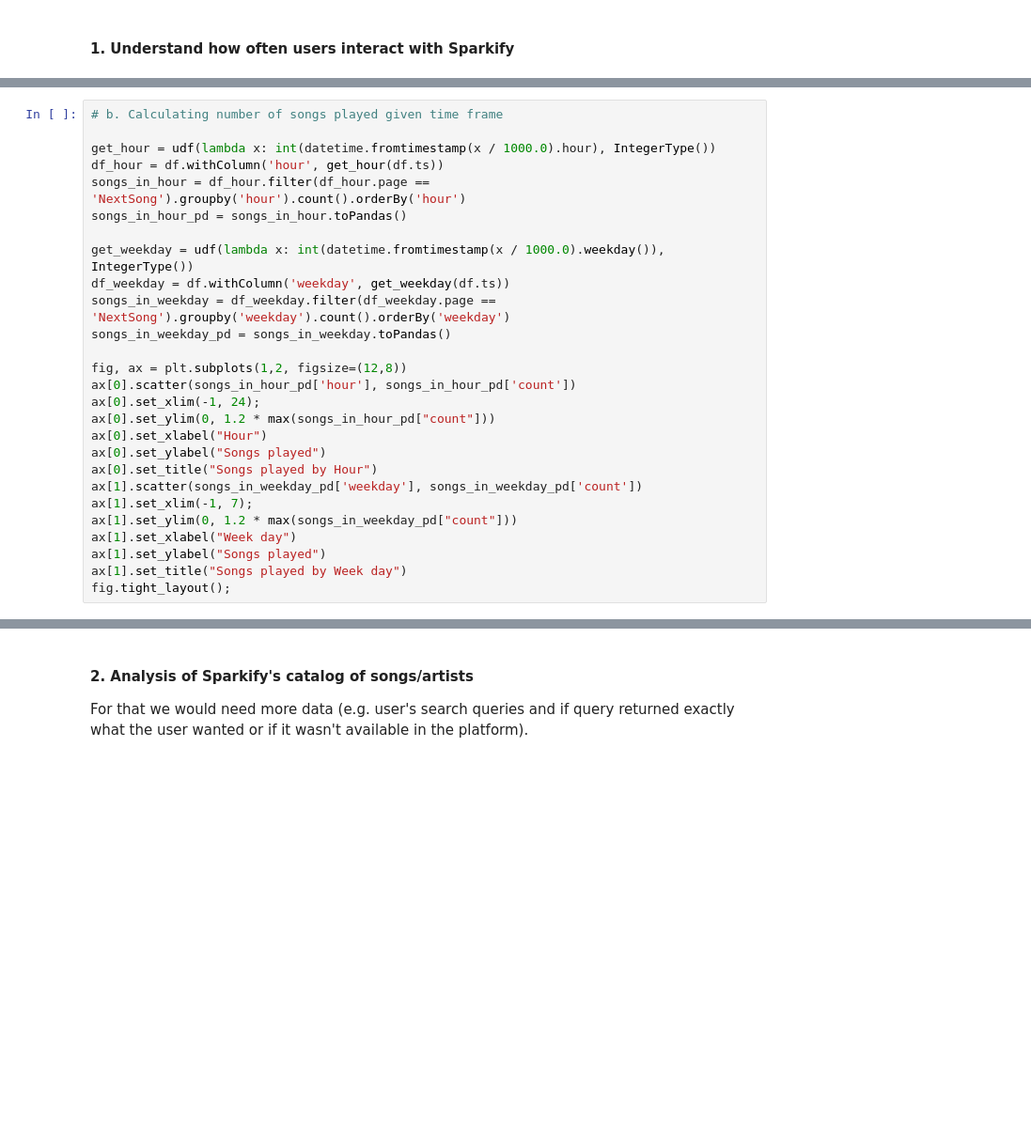
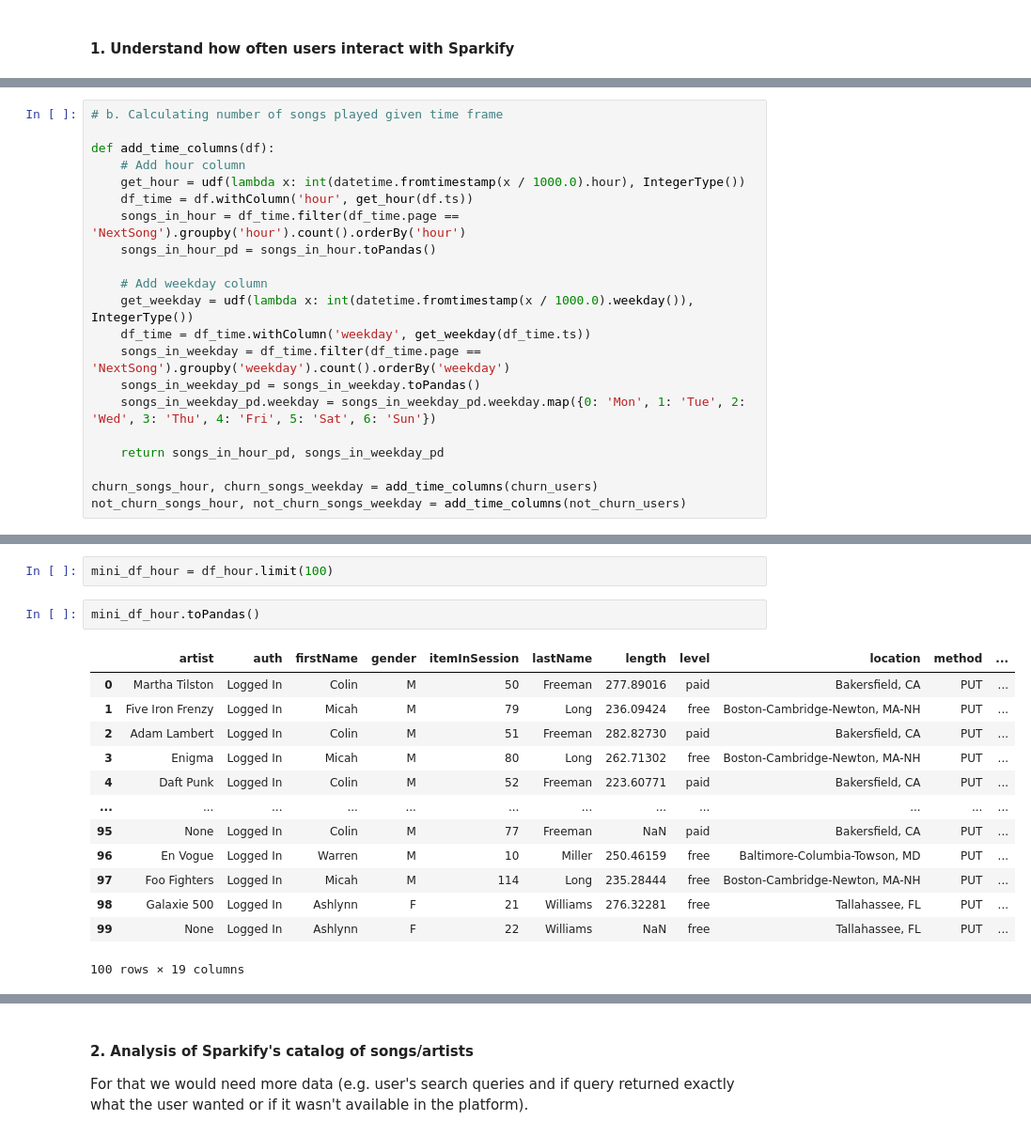
Before and after one commit to marcelokscunha/projects, a Jupyter notebook: spark-churn/Sparkify-local.ipynb, the cells around one changed output, grey strips where cells are left out. Shown at 94% size. Cells and saved outputs as stored; diff of their text form; blank space fills up the shorter version.

```diff
--- a/spark-churn/Sparkify-local.ipynb
+++ b/spark-churn/Sparkify-local.ipynb
@@ -337,27 +386,21 @@ cusum.filter((cusum.page == 'NextSong')) \
 # %%
 # b. Calculating number of songs played given time frame
 
-get_hour = udf(lambda x: int(datetime.fromtimestamp(x / 1000.0).hour), IntegerType())
-df_hour = df.withColumn('hour', get_hour(df.ts))
-songs_in_hour = df_hour.filter(df_hour.page == 'NextSong').groupby('hour').count().orderBy('hour')
-songs_in_hour_pd = songs_in_hour.toPandas()
+def add_time_columns(df):
+    # Add hour column
+    get_hour = udf(lambda x: int(datetime.fromtimestamp(x / 1000.0).hour), IntegerType())
+    df_time = df.withColumn('hour', get_hour(df.ts))
+    songs_in_hour = df_time.filter(df_time.page == 'NextSong').groupby('hour').count().orderBy('hour')
+    songs_in_hour_pd = songs_in_hour.toPandas()
 
-get_weekday = udf(lambda x: int(datetime.fromtimestamp(x / 1000.0).weekday()), IntegerType())
-df_weekday = df.withColumn('weekday', get_weekday(df.ts))
-songs_in_weekday = df_weekday.filter(df_weekday.page == 'NextSong').groupby('weekday').count().orderBy('weekday')
-songs_in_weekday_pd = songs_in_weekday.toPandas()
+    # Add weekday column
+    get_weekday = udf(lambda x: int(datetime.fromtimestamp(x / 1000.0).weekday()), IntegerType())
+    df_time = df_time.withColumn('weekday', get_weekday(df_time.ts))
+    songs_in_weekday = df_time.filter(df_time.page == 'NextSong').groupby('weekday').count().orderBy('weekday')
+    songs_in_weekday_pd = songs_in_weekday.toPandas()
+    songs_in_weekday_pd.weekday = songs_in_weekday_pd.weekday.map({0: 'Mon', 1: 'Tue', 2: 'Wed', 3: 'Thu', 4: 'Fri', 5: 'Sat', 6: 'Sun'})
 
-fig, ax = plt.subplots(1,2, figsize=(12,8))
-ax[0].scatter(songs_in_hour_pd['hour'], songs_in_hour_pd['count'])
-ax[0].set_xlim(-1, 24);
-ax[0].set_ylim(0, 1.2 * max(songs_in_hour_pd["count"]))
-ax[0].set_xlabel("Hour")
-ax[0].set_ylabel("Songs played")
-ax[0].set_title("Songs played by Hour")
-ax[1].scatter(songs_in_weekday_pd['weekday'], songs_in_weekday_pd['count'])
-ax[1].set_xlim(-1, 7);
-ax[1].set_ylim(0, 1.2 * max(songs_in_weekday_pd["count"]))
-ax[1].set_xlabel("Week day")
-ax[1].set_ylabel("Songs played")
-ax[1].set_title("Songs played by Week day")
-fig.tight_layout();
+    return songs_in_hour_pd, songs_in_weekday_pd
+
+churn_songs_hour, churn_songs_weekday = add_time_columns(churn_users)
+not_churn_songs_hour, not_churn_songs_weekday = add_time_columns(not_churn_users)
@@ -365,0 +477,18 @@ fig.tight_layout();
+# %%
+mini_df_hour = df_hour.limit(100)
+# %%
+mini_df_hour.toPandas()
+# %% [output]
+|  | artist | auth | firstName | gender | itemInSession | lastName | length | level | location | method | ... |
+| 0 | Martha Tilston | Logged In | Colin | M | 50 | Freeman | 277.89016 | paid | Bakersfield, CA | PUT | ... |
+| 1 | Five Iron Frenzy | Logged In | Micah | M | 79 | Long | 236.09424 | free | Boston-Cambridge-Newton, MA-NH | PUT | ... |
+| 2 | Adam Lambert | Logged In | Colin | M | 51 | Freeman | 282.82730 | paid | Bakersfield, CA | PUT | ... |
+| 3 | Enigma | Logged In | Micah | M | 80 | Long | 262.71302 | free | Boston-Cambridge-Newton, MA-NH | PUT | ... |
+| 4 | Daft Punk | Logged In | Colin | M | 52 | Freeman | 223.60771 | paid | Bakersfield, CA | PUT | ... |
+| ... | ... | ... | ... | ... | ... | ... | ... | ... | ... | ... | ... |
+| 95 | None | Logged In | Colin | M | 77 | Freeman | NaN | paid | Bakersfield, CA | PUT | ... |
+| 96 | En Vogue | Logged In | Warren | M | 10 | Miller | 250.46159 | free | Baltimore-Columbia-Towson, MD | PUT | ... |
+| 97 | Foo Fighters | Logged In | Micah | M | 114 | Long | 235.28444 | free | Boston-Cambridge-Newton, MA-NH | PUT | ... |
+| 98 | Galaxie 500 | Logged In | Ashlynn | F | 21 | Williams | 276.32281 | free | Tallahassee, FL | PUT | ... |
+| 99 | None | Logged In | Ashlynn | F | 22 | Williams | NaN | free | Tallahassee, FL | PUT | ... |
+100 rows × 19 columns
```
Also changed, not shown: parts of 29 cells of this notebook, 1 other file.
